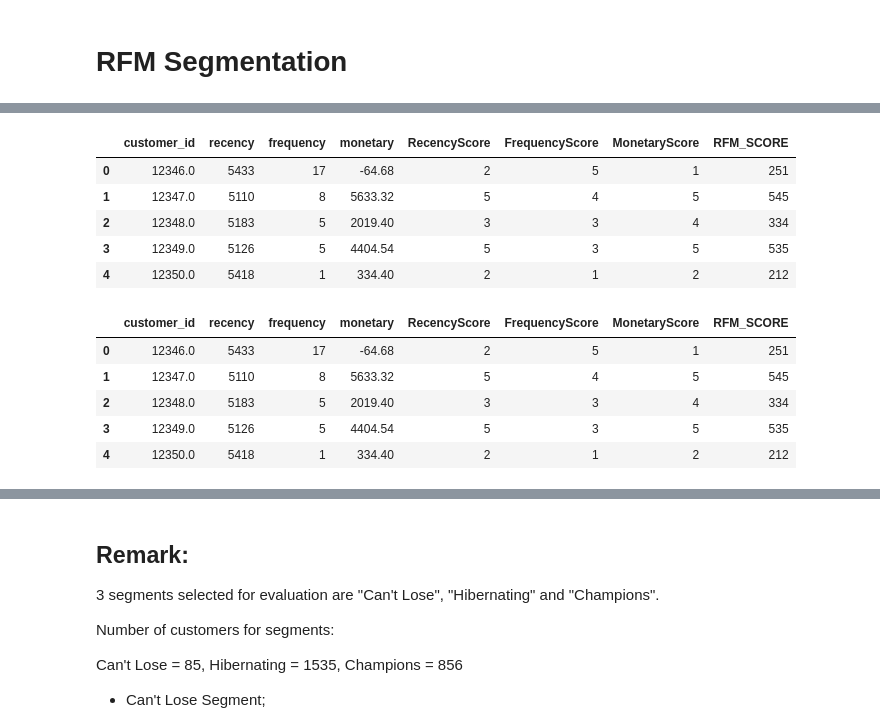
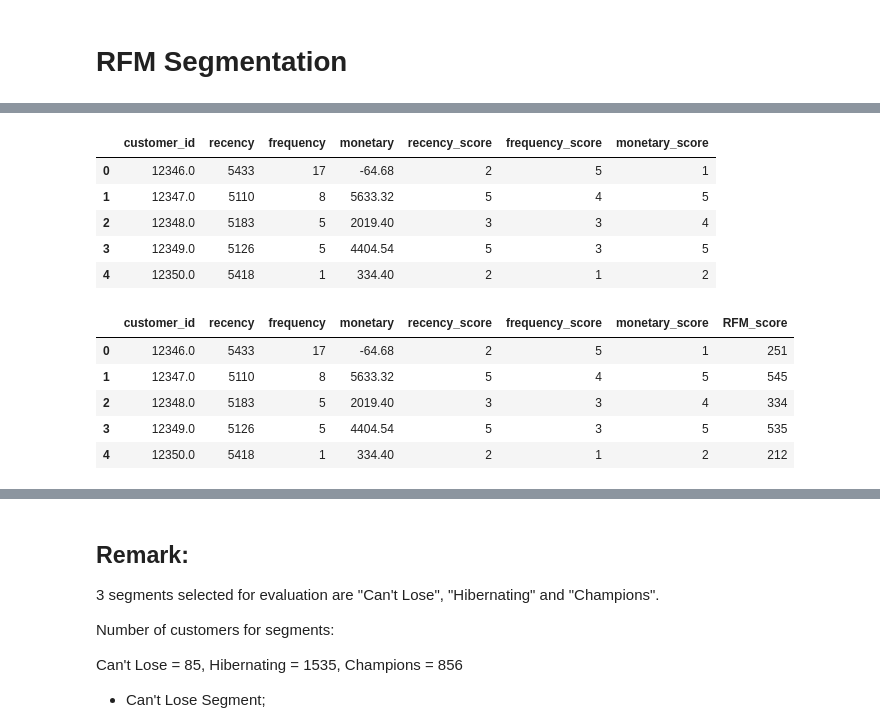
Before and after one commit to jarviscanada/jarvis_data_eng_AlexandreBellemin-Magninot, a Jupyter notebook: python_data_analytics/retail_data_analytics_wrangling.ipynb, the cells around one changed output, grey strips where cells are left out. Saved outputs shown, nothing was run; the diff lists cells and outputs as text; code cells hidden in the pictures.

```diff
--- a/python_data_analytics/retail_data_analytics_wrangling.ipynb
+++ b/python_data_analytics/retail_data_analytics_wrangling.ipynb
@@ -563,22 +554,22 @@ As you can see, computing RFM segmentation requires extensive domain knowledge i
 # %%
 # RFM score values
-rfm_df['RecencyScore'] = pd.qcut(rfm_df['recency'],5,labels=[5,4,3,2,1])
-rfm_df['FrequencyScore'] = pd.qcut(rfm_df['frequency'].rank(method="first"),5,labels=[1,2,3,4,5])
-rfm_df['MonetaryScore'] = pd.qcut(rfm_df['monetary'],5,labels=[1,2,3,4,5])
+rfm_df['recency_score'] = pd.qcut(rfm_df['recency'],5,labels=[5,4,3,2,1])
+rfm_df['frequency_score'] = pd.qcut(rfm_df['frequency'].rank(method="first"),5,labels=[1,2,3,4,5])
+rfm_df['monetary_score'] = pd.qcut(rfm_df['monetary'],5,labels=[1,2,3,4,5])
 rfm_df.head()
 # %% [output]
-|  | customer_id | recency | frequency | monetary | RecencyScore | FrequencyScore | MonetaryScore | RFM_SCORE |
-| 0 | 12346.0 | 5433 | 17 | -64.68 | 2 | 5 | 1 | 251 |
-| 1 | 12347.0 | 5110 | 8 | 5633.32 | 5 | 4 | 5 | 545 |
-| 2 | 12348.0 | 5183 | 5 | 2019.40 | 3 | 3 | 4 | 334 |
-| 3 | 12349.0 | 5126 | 5 | 4404.54 | 5 | 3 | 5 | 535 |
-| 4 | 12350.0 | 5418 | 1 | 334.40 | 2 | 1 | 2 | 212 |
+|  | customer_id | recency | frequency | monetary | recency_score | frequency_score | monetary_score |
+| 0 | 12346.0 | 5433 | 17 | -64.68 | 2 | 5 | 1 |
+| 1 | 12347.0 | 5110 | 8 | 5633.32 | 5 | 4 | 5 |
+| 2 | 12348.0 | 5183 | 5 | 2019.40 | 3 | 3 | 4 |
+| 3 | 12349.0 | 5126 | 5 | 4404.54 | 5 | 3 | 5 |
+| 4 | 12350.0 | 5418 | 1 | 334.40 | 2 | 1 | 2 |
 # %%
 # Calculation of the RFM score
-rfm_df["RFM_SCORE"] = rfm_df['RecencyScore'].astype(str) + rfm_df['FrequencyScore'].astype(str) + rfm_df['MonetaryScore'].astype(str)
+rfm_df["RFM_score"] = rfm_df['recency_score'].astype(str) + rfm_df['frequency_score'].astype(str) + rfm_df['monetary_score'].astype(str)
 rfm_df.head()
 # %% [output]
-|  | customer_id | recency | frequency | monetary | RecencyScore | FrequencyScore | MonetaryScore | RFM_SCORE |
+|  | customer_id | recency | frequency | monetary | recency_score | frequency_score | monetary_score | RFM_score |
 | 0 | 12346.0 | 5433 | 17 | -64.68 | 2 | 5 | 1 | 251 |
 | 1 | 12347.0 | 5110 | 8 | 5633.32 | 5 | 4 | 5 | 545 |
 | 2 | 12348.0 | 5183 | 5 | 2019.40 | 3 | 3 | 4 | 334 |
```
Also changed, not shown: parts of 11 cells of this notebook.
